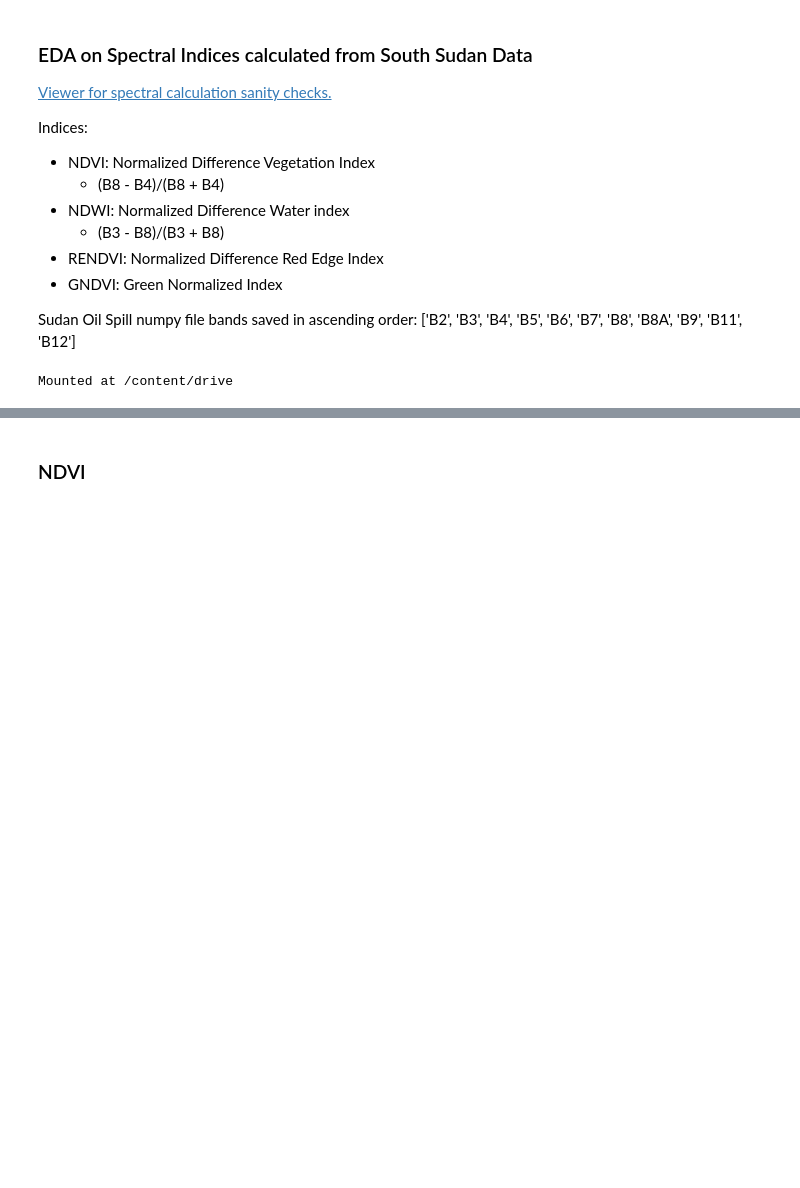
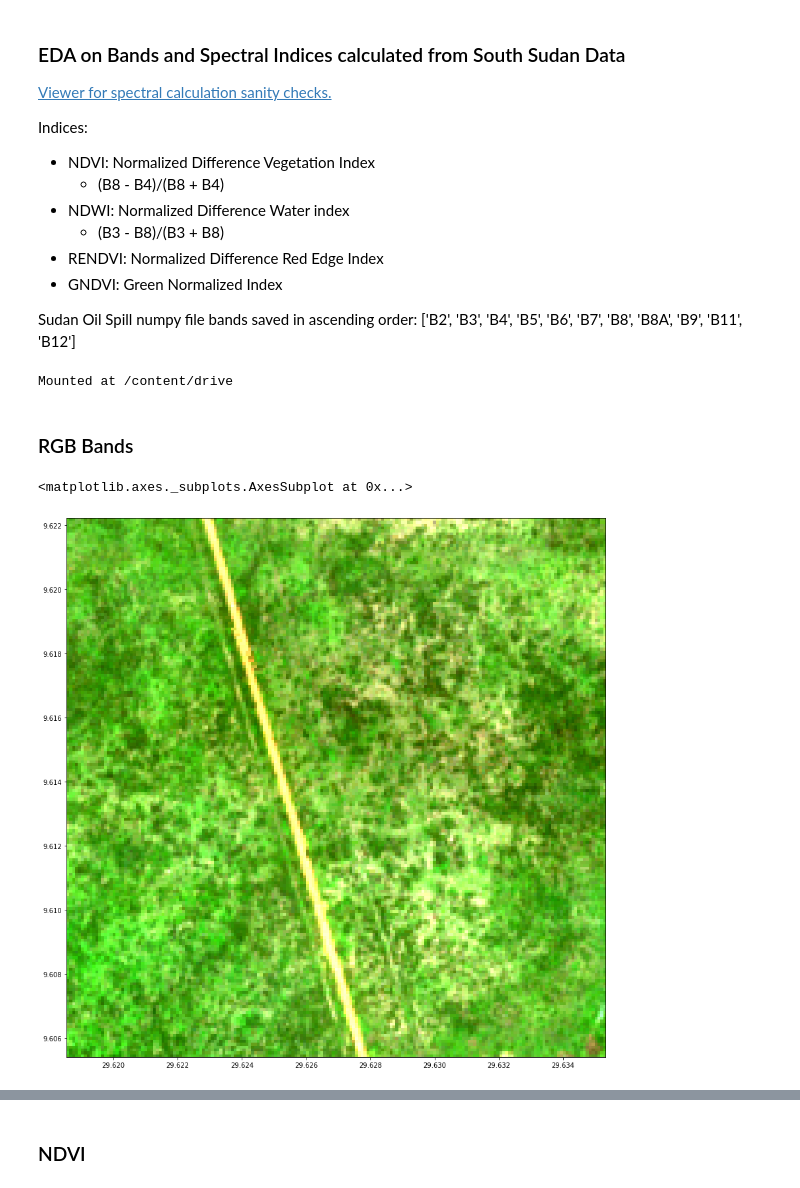
Before and after one commit to marches/pipeline-spill-detection, a Jupyter notebook: notebooks/Spectral Indices EDA.ipynb, the cells around one changed output, grey strips where cells are left out. Cells and saved outputs as stored; diff of their text form; code cells hidden in the pictures; blank space fills up the shorter version.

```diff
--- a/notebooks/Spectral Indices EDA.ipynb
+++ b/notebooks/Spectral Indices EDA.ipynb
@@ -1,5 +26,5 @@
 # %% [markdown]
-### EDA on Spectral Indices calculated from South Sudan Data
+### EDA on Bands and Spectral Indices calculated from South Sudan Data
 
 [Viewer for spectral calculation sanity checks.](https://apps.sentinel-hub.com/eo-browser/?zoom=16&lat=9.56062&lng=29.64262&themeId=DEFAULT-THEME&visualizationUrl=https%3A%2F%2Fservices.sentinel-hub.com%2Fogc%2Fwms%2Fbd86bcc0-f318-402b-a145-015f85b9427e&datasetId=S2L2A&fromTime=2020-01-06T00%3A00%3A00.000Z&toTime=2020-01-06T23%3A59%3A59.999Z&layerId=3_NDVI&demSource3D=%22MAPZEN%22)
 
@@ -22,2 +49,18 @@ import matplotlib.pyplot as plt
 # %% [output]
 Mounted at /content/drive
+# %%
+s1b = np.load("/content/drive/MyDrive/210 Capstone Project/Data/Sentinel2-SudanSpill1-06-25-2019.npy")
+s1a = np.load("/content/drive/MyDrive/210 Capstone Project/Data/Sentinel2-SudanSpill1-09-28-2019.npy")
+
+s1b_tif = "/content/drive/MyDrive/210 Capstone Project/Data/Sentinel2-SudanSpill1-06-25-2019.tif"
+s1a_tif = "/content/drive/MyDrive/210 Capstone Project/Data/Sentinel2-SudanSpill1-09-28-2019.tif"
+# %% [markdown]
+### RGB Bands
+# %%
+f,ax = plt.subplots(figsize=(15,15))
+
+image = rasterio.open(s1b_tif)
+showRasterio(image.read(), ax = ax, transform=image.transform)
+# %% [output]
+<matplotlib.axes._subplots.AxesSubplot at 0x...>
+[figure, added]
```
Also changed, not shown: parts of 16 cells of this notebook.
